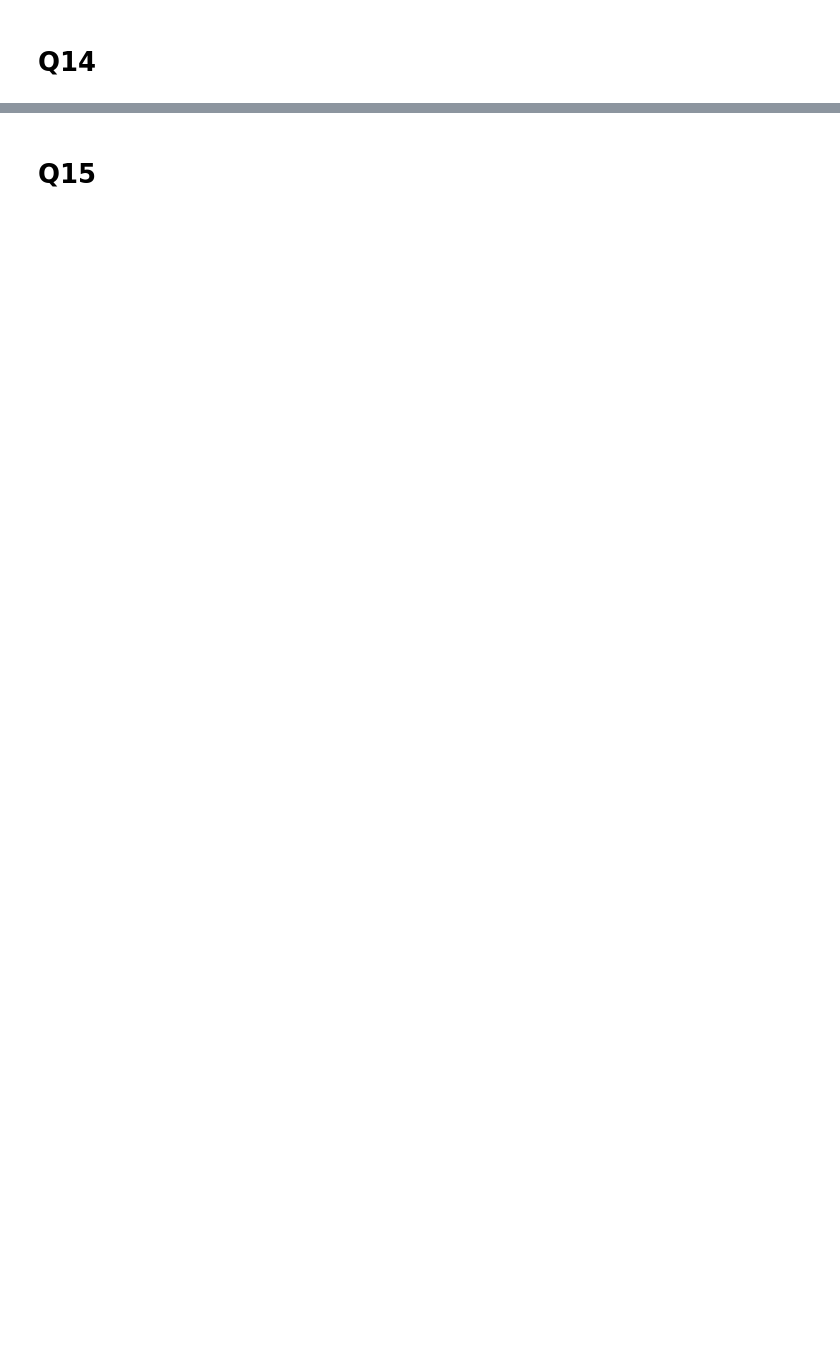
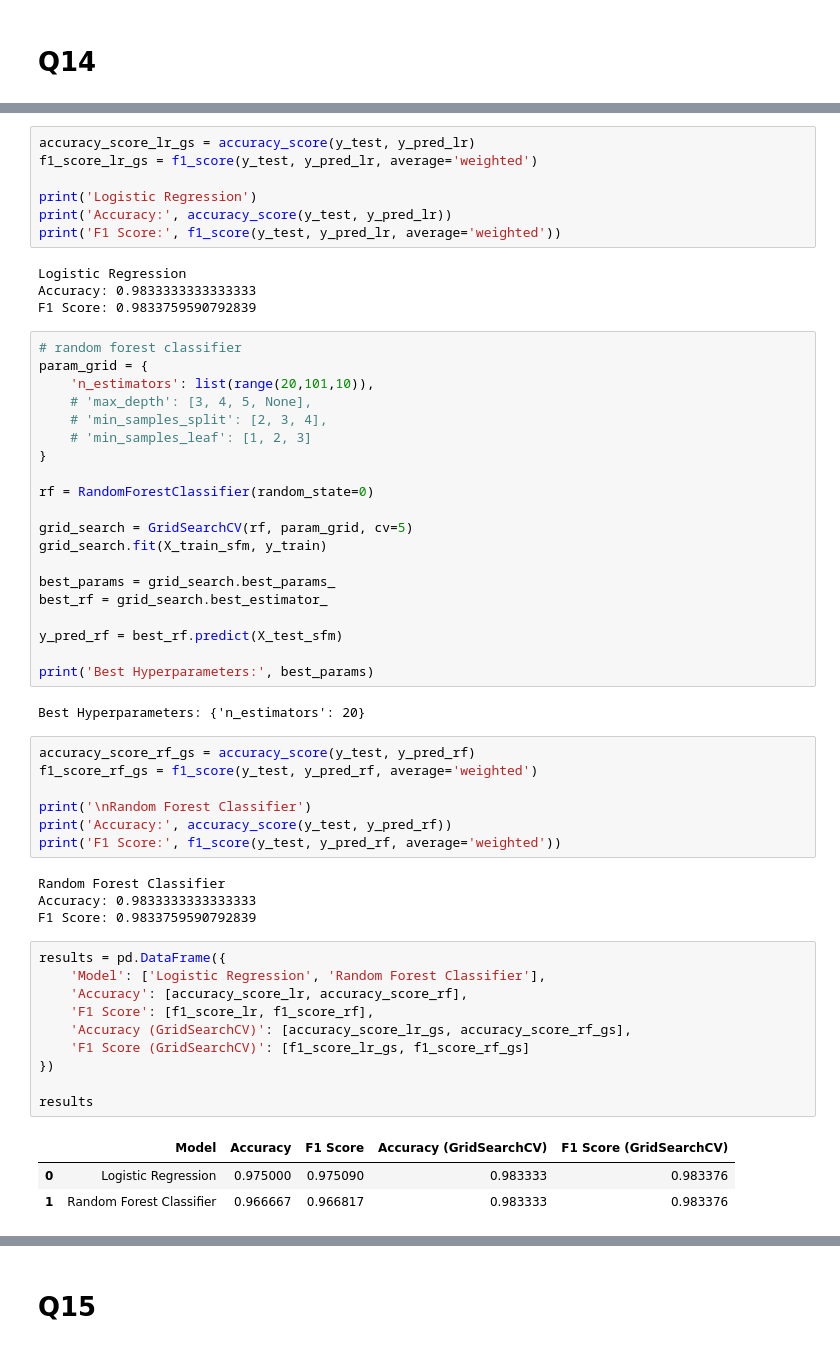
Before and after one commit to YS-02/Chronic-Kidney-Disease-Classification-Challenge, a Jupyter notebook: YS.ipynb, the cells around one changed output, grey strips where cells are left out. Cells and saved outputs as stored; diff of their text form; blank space fills up the shorter version.

```diff
--- a/YS.ipynb
+++ b/YS.ipynb
@@ -564,0 +616,58 @@ Redundant or highly correlated features are removed through feature selection, r
+# %%
+accuracy_score_lr_gs = accuracy_score(y_test, y_pred_lr)
+f1_score_lr_gs = f1_score(y_test, y_pred_lr, average='weighted')
+
+print('Logistic Regression')
+print('Accuracy:', accuracy_score(y_test, y_pred_lr))
+print('F1 Score:', f1_score(y_test, y_pred_lr, average='weighted'))
+# %% [output]
+Logistic Regression
+Accuracy: 0.9833333333333333
+F1 Score: 0.9833759590792839
+# %%
+# random forest classifier
+param_grid = {
+    'n_estimators': list(range(20,101,10)),
+    # 'max_depth': [3, 4, 5, None],
+    # 'min_samples_split': [2, 3, 4],
+    # 'min_samples_leaf': [1, 2, 3]
+}
+
+rf = RandomForestClassifier(random_state=0)
+
+grid_search = GridSearchCV(rf, param_grid, cv=5)
+grid_search.fit(X_train_sfm, y_train)
+
+best_params = grid_search.best_params_
+best_rf = grid_search.best_estimator_
+
+y_pred_rf = best_rf.predict(X_test_sfm)
+
+print('Best Hyperparameters:', best_params)
+# %% [output]
+Best Hyperparameters: {'n_estimators': 20}
+# %%
+accuracy_score_rf_gs = accuracy_score(y_test, y_pred_rf)
+f1_score_rf_gs = f1_score(y_test, y_pred_rf, average='weighted')
+
+print('\nRandom Forest Classifier')
+print('Accuracy:', accuracy_score(y_test, y_pred_rf))
+print('F1 Score:', f1_score(y_test, y_pred_rf, average='weighted'))
+# %% [output]
+Random Forest Classifier
+Accuracy: 0.9833333333333333
+F1 Score: 0.9833759590792839
+# %%
+results = pd.DataFrame({
+    'Model': ['Logistic Regression', 'Random Forest Classifier'],
+    'Accuracy': [accuracy_score_lr, accuracy_score_rf],
+    'F1 Score': [f1_score_lr, f1_score_rf],
+    'Accuracy (GridSearchCV)': [accuracy_score_lr_gs, accuracy_score_rf_gs],
+    'F1 Score (GridSearchCV)': [f1_score_lr_gs, f1_score_rf_gs]
+})
+
+results
+# %% [output]
+|  | Model | Accuracy | F1 Score | Accuracy (GridSearchCV) | F1 Score (GridSearchCV) |
+| 0 | Logistic Regression | 0.975000 | 0.975090 | 0.983333 | 0.983376 |
+| 1 | Random Forest Classifier | 0.966667 | 0.966817 | 0.983333 | 0.983376 |
```
Also changed, not shown: parts of 5 cells of this notebook.
